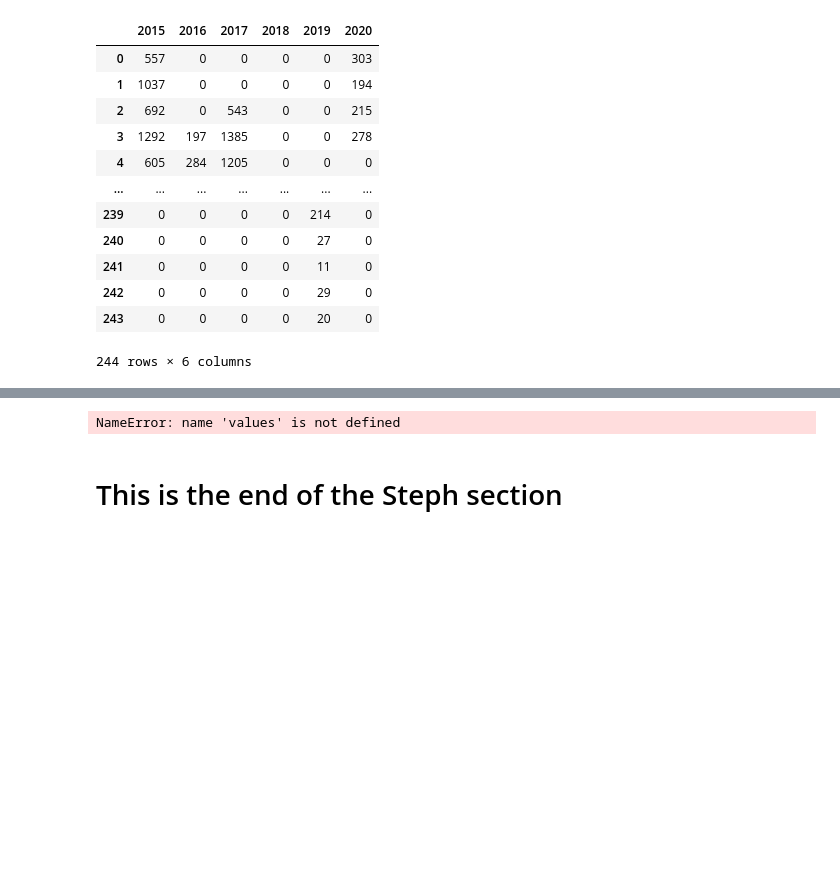
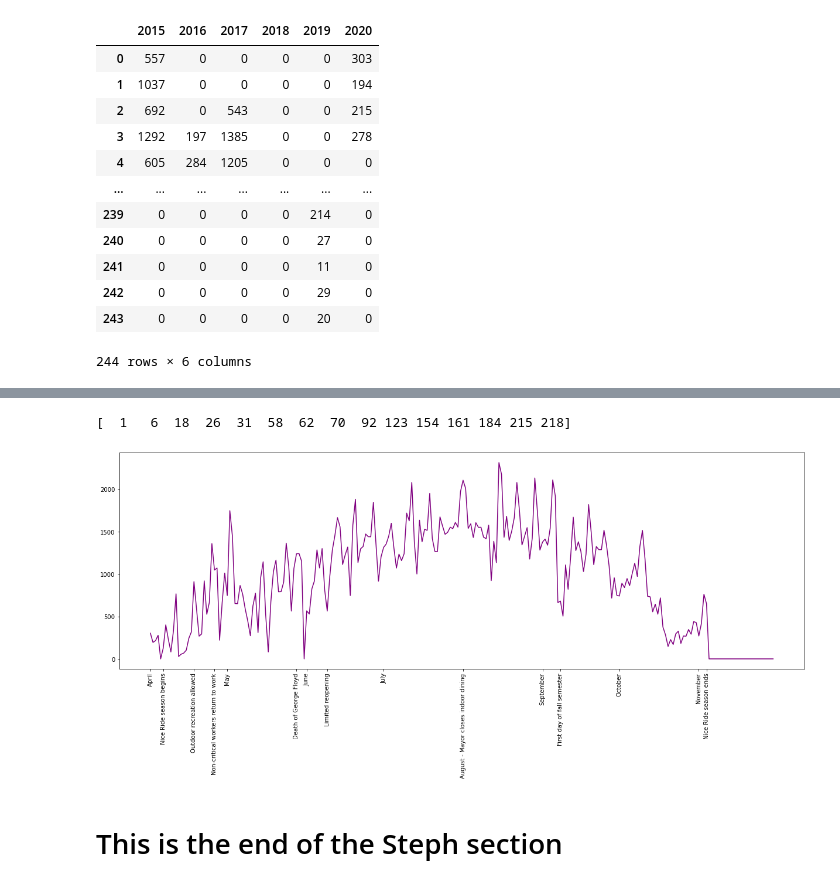
Before and after one commit to luchovzla/project-1, a Jupyter notebook: NiceRideCombined.ipynb, the cells around one changed output, grey strips where cells are left out. Drawn from its saved outputs; the diff is of its cells as text; code cells hidden in the pictures; blank space fills up the shorter version.

```diff
--- a/NiceRideCombined.ipynb
+++ b/NiceRideCombined.ipynb
@@ -535,36 +557,56 @@ plt.show()
 # %%
 # Define x_ticks for Mpls even timeline in 2020
+import matplotlib.ticker as ticker
 
+Apr = 1
 # 4/6 - Nice Ride season begins
-tick1 = 6 -1
+tick1 = 6
 # 4/18 - Outdoor recreation allowed
-tick2 = 18 -1
+tick2 = 18
 # 4/26 - Some non-critical workers can return to work
-tick3 = 26 -1
+tick3 = 26
+May = 31
 # 5/25 - Death of George Floyd
-tick4 = 30 + 25 -1
+tick4 = 30 + 25
 # 5/26 - Protests begin
-tick5 = 30 + 26 -1
+tick5 = 30 + 26
 # 5/27 - Opening for outdoor service for bars and restaurants
-tick6 = 30 + 27 -1
+tick6 = 30 + 27
 # 5/28 - National Guard activated
-tick7 = 30 + 28 -1
+tick7 = 30 + 28
+June = 62
 # 6/9 - Allows for limited reopening
-tick8 = 30 + 31 + 9 -1
+tick8 = 30 + 31 + 9
+July = 92
 # 8/1 - Mayor closes indoor dining
-tick9 = 30 + 31 + 30 + 31 + 1 -1
+tick9 = 30 + 31 + 30 + 31 + 1
+Sep = 154
 # 9/8 - First day of U of M fall semester
-tick10 = 30 + 31 + 30 + 31 + 31 + 8 -1
+tick10 = 30 + 31 + 30 + 31 + 31 + 8
+Oct = 184
+Nov = 215
 # 11/4 - Nice Ride season ends
-tick11 = 30 + 31 + 30 + 31 + 31 + 30 + 31 + 4 -1
+tick11 = 30 + 31 + 30 + 31 + 31 + 30 + 31 + 4
+
+x_tick_locations = np.array([Apr, tick1, tick2, tick3, May, tick7, June, tick8, July, tick9, Sep, tick10, Oct, Nov, tick11])
+print(x_tick_locations)
+
+xtick_labels = np.array(["April", "Nice Ride season begins", "Outdoor recreation allowed",
+                         "Non-critical workers return to work", "May", "Death of George Floyd", "June",
+                         "Limited reopening", "July", "August - Mayor closes indoor dining", "September",
+                         "First day of fall semester", "October", "November", "Nice Ride season ends"])
+# %% [output]
+[  1   6  18  26  31  58  62  70  92 123 154 161 184 215 218]
-# %%
-x_axis = np.arange(1,245,1)
-xtick_locations = [values for value in x_axis]
-xticks = [tick1, tick2, tick3, tick4, tick5, tick6, tick7, tick8, tick9, tick10, tick11]
-labels = ["Nice Ride season begins", "Outdoor recreation allowed", "Non-critical workers return to work", "Death of George Floyd",
-          "Protests begin", "Opening for outdoor service", "National Guard activated", "Limited reopening",
-          "Mayor closes indoor dining", "First day of fall semester", "Nice Ride season ends"]
-# %% [output]
-NameError: name 'values' is not defined
+# %%
+plt.figure(figsize=(17,8))
+x_axis = np.arange(1,245,1)
+y_values = rides_by_month["2020"]
+plt.plot(x_axis, y_values, color="purple")
+
+plt.xticks(x_tick_locations, xtick_labels, rotation="vertical")
+plt.tight_layout()
+plt.show()
+# %% [output]
+[figure, added]
 # %% [markdown]
 # This is the end of the Steph section
```
Also changed, not shown: parts of 3 cells of this notebook.
